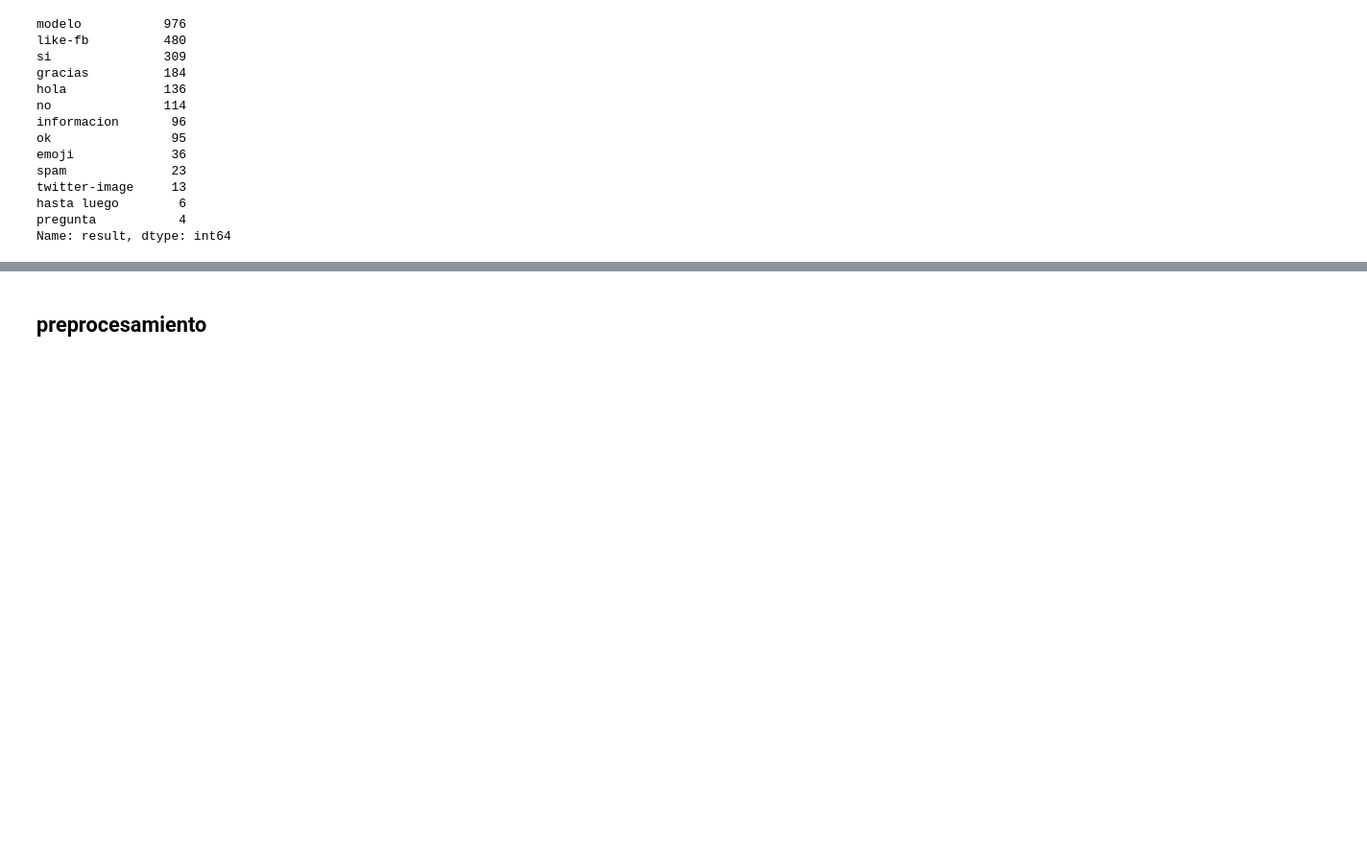
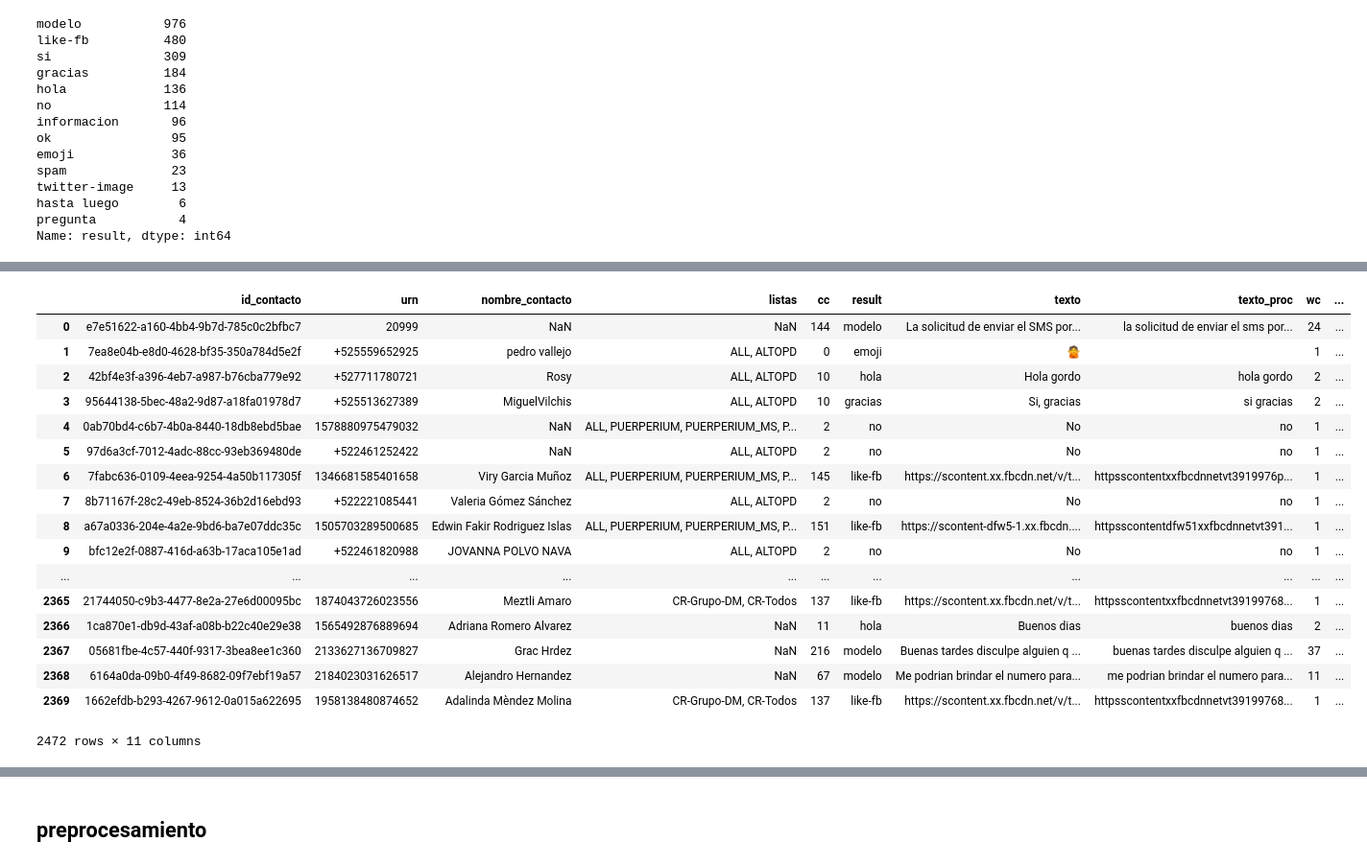
Before and after one commit to opintel/mi-salud, a Jupyter notebook: pipeline_modelo_2.ipynb, the cells around one changed output, grey strips where cells are left out. Shown at 96% size. Drawn from its saved outputs; the diff is of its cells as text; code cells hidden in the pictures; blank space fills up the shorter version.

```diff
--- a/pipeline_modelo_2.ipynb
+++ b/pipeline_modelo_2.ipynb
@@ -73,0 +77,21 @@ respuestas_etiquetas=pd.merge(respuestas, etiquetado[['id_contacto', 'categ_opi'
+# %%
+respuestas_etiquetas
+# %% [output]
+|  | id_contacto | urn | nombre_contacto | listas | cc | result | texto | texto_proc | wc | ... |
+| 0 | e7e51622-a160-4bb4-9b7d-785c0c2bfbc7 | 20999 | NaN | NaN | 144 | modelo | La solicitud de enviar el SMS por... | la solicitud de enviar el sms por... | 24 | ... |
+| 1 | 7ea8e04b-e8d0-4628-bf35-350a784d5e2f | +525559652925 | pedro vallejo | ALL, ALTOPD | 0 | emoji | 🙅 |  | 1 | ... |
+| 2 | 42bf4e3f-a396-4eb7-a987-b76cba779e92 | +527711780721 | Rosy | ALL, ALTOPD | 10 | hola | Hola gordo | hola gordo | 2 | ... |
+| 3 | 95644138-5bec-48a2-9d87-a18fa01978d7 | +525513627389 | MiguelVilchis | ALL, ALTOPD | 10 | gracias | Si, gracias | si gracias | 2 | ... |
+| 4 | 0ab70bd4-c6b7-4b0a-8440-18db8ebd5bae | 1578880975479032 | NaN | ALL, PUERPERIUM, PUERPERIUM_MS, P... | 2 | no | No | no | 1 | ... |
+| 5 | 97d6a3cf-7012-4adc-88cc-93eb369480de | +522461252422 | NaN | ALL, ALTOPD | 2 | no | No | no | 1 | ... |
+| 6 | 7fabc636-0109-4eea-9254-4a50b117305f | 1346681585401658 | Viry Garcia Muñoz | ALL, PUERPERIUM, PUERPERIUM_MS, P... | 145 | like-fb | https://scontent.xx.fbcdn.net/v/t... | httpsscontentxxfbcdnnetvt3919976p... | 1 | ... |
+| 7 | 8b71167f-28c2-49eb-8524-36b2d16ebd93 | +522221085441 | Valeria Gómez Sánchez | ALL, ALTOPD | 2 | no | No | no | 1 | ... |
+| 8 | a67a0336-204e-4a2e-9bd6-ba7e07ddc35c | 1505703289500685 | Edwin Fakir Rodriguez Islas | ALL, PUERPERIUM, PUERPERIUM_MS, P... | 151 | like-fb | https://scontent-dfw5-1.xx.fbcdn.... | httpsscontentdfw51xxfbcdnnetvt391... | 1 | ... |
+| 9 | bfc12e2f-0887-416d-a63b-17aca105e1ad | +522461820988 | JOVANNA POLVO NAVA | ALL, ALTOPD | 2 | no | No | no | 1 | ... |
+| ... | ... | ... | ... | ... | ... | ... | ... | ... | ... | ... |
+| 2365 | 21744050-c9b3-4477-8e2a-27e6d00095bc | 1874043726023556 | Meztli Amaro | CR-Grupo-DM, CR-Todos | 137 | like-fb | https://scontent.xx.fbcdn.net/v/t... | httpsscontentxxfbcdnnetvt39199768... | 1 | ... |
+| 2366 | 1ca870e1-db9d-43af-a08b-b22c40e29e38 | 1565492876889694 | Adriana Romero Alvarez | NaN | 11 | hola | Buenos dias | buenos dias | 2 | ... |
+| 2367 | 05681fbe-4c57-440f-9317-3bea8ee1c360 | 2133627136709827 | Grac Hrdez | NaN | 216 | modelo | Buenas tardes disculpe alguien q ... | buenas tardes disculpe alguien q ... | 37 | ... |
+| 2368 | 6164a0da-09b0-4f49-8682-09f7ebf19a57 | 2184023031626517 | Alejandro Hernandez | NaN | 67 | modelo | Me podrian brindar el numero para... | me podrian brindar el numero para... | 11 | ... |
+| 2369 | 1662efdb-b293-4267-9612-0a015a622695 | 1958138480874652 | Adalinda Mèndez Molina | CR-Grupo-DM, CR-Todos | 137 | like-fb | https://scontent.xx.fbcdn.net/v/t... | httpsscontentxxfbcdnnetvt39199768... | 1 | ... |
+2472 rows × 11 columns
```
Also changed, not shown: parts of 10 cells of this notebook.
